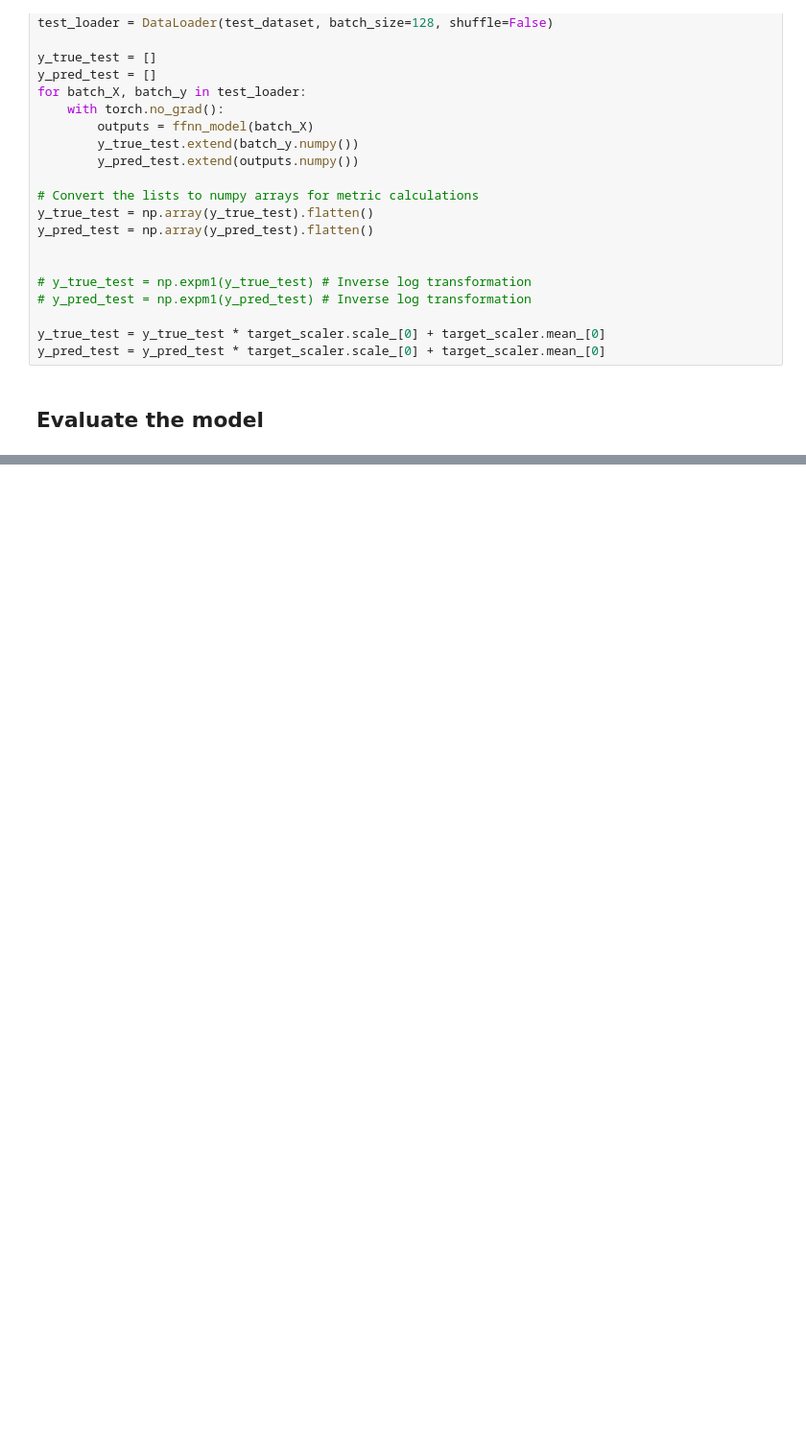
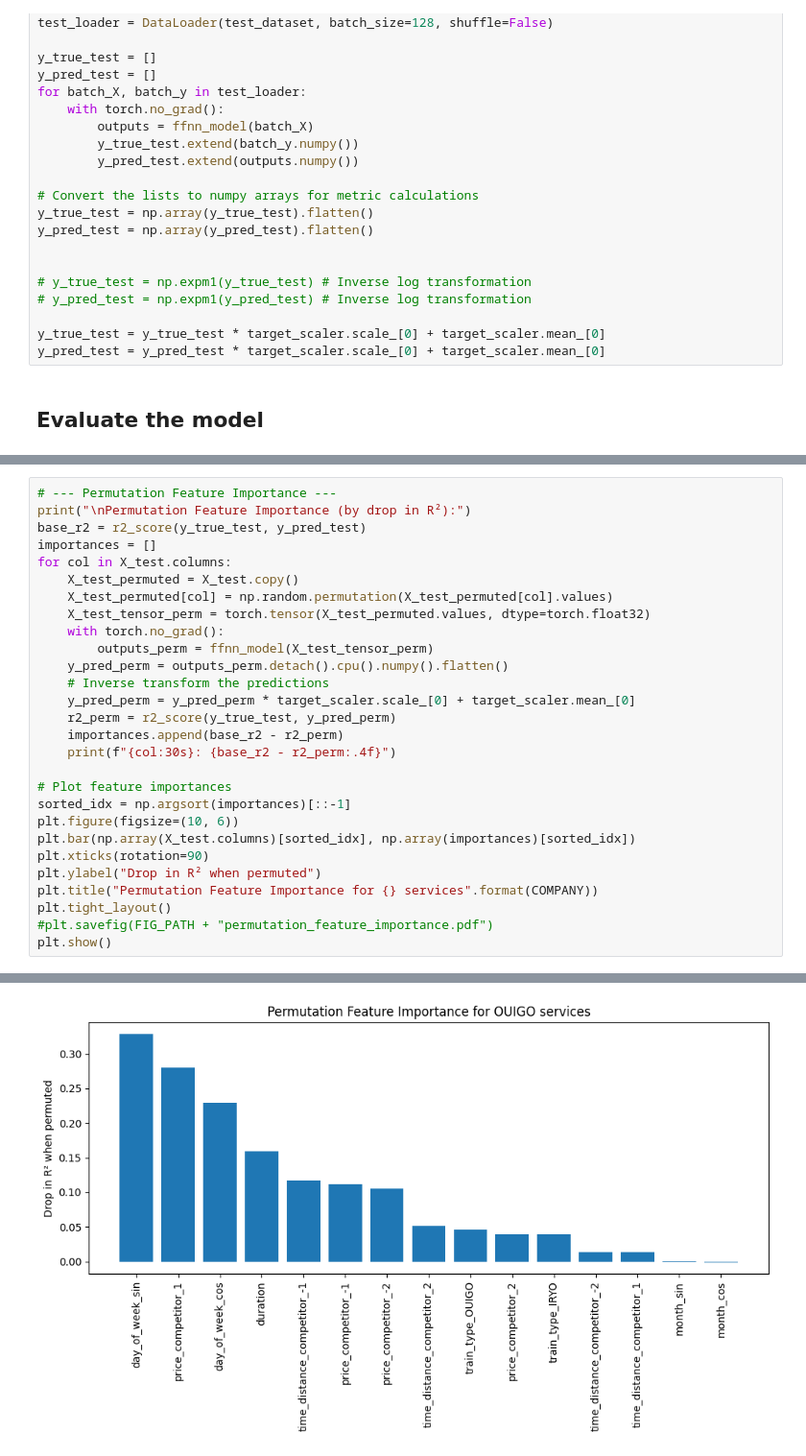
Before and after one commit to JoseAngelMartinB/DCL-train-market, a Jupyter notebook: ConstraintLearning/OLD/TrainCompetitorsPriceModels.ipynb, the cells around one changed output, grey strips where cells are left out. Shown: that part at 96% size. Saved outputs shown, nothing was run; the diff lists cells and outputs as text; blank space fills up the shorter version.

```diff
--- a/ConstraintLearning/OLD/TrainCompetitorsPriceModels.ipynb
+++ b/ConstraintLearning/OLD/TrainCompetitorsPriceModels.ipynb
@@ -480,0 +478,29 @@ plt.show()
+# %%
+# --- Permutation Feature Importance ---
+print("\nPermutation Feature Importance (by drop in R²):")
+base_r2 = r2_score(y_true_test, y_pred_test)
+importances = []
+for col in X_test.columns:
+    X_test_permuted = X_test.copy()
+    X_test_permuted[col] = np.random.permutation(X_test_permuted[col].values)
+    X_test_tensor_perm = torch.tensor(X_test_permuted.values, dtype=torch.float32)
+    with torch.no_grad():
+        outputs_perm = ffnn_model(X_test_tensor_perm)
+    y_pred_perm = outputs_perm.detach().cpu().numpy().flatten()
+    # Inverse transform the predictions
+    y_pred_perm = y_pred_perm * target_scaler.scale_[0] + target_scaler.mean_[0]
+    r2_perm = r2_score(y_true_test, y_pred_perm)
+    importances.append(base_r2 - r2_perm)
+    print(f"{col:30s}: {base_r2 - r2_perm:.4f}")
+
+# Plot feature importances
+sorted_idx = np.argsort(importances)[::-1]
+plt.figure(figsize=(10, 6))
+plt.bar(np.array(X_test.columns)[sorted_idx], np.array(importances)[sorted_idx])
+plt.xticks(rotation=90)
+plt.ylabel("Drop in R² when permuted")
+plt.title("Permutation Feature Importance for {} services".format(COMPANY))
+plt.tight_layout()
+#plt.savefig(FIG_PATH + "permutation_feature_importance.pdf")
+plt.show()
+# %% [output]
@@ -480,0 +523 @@ plt.show()
+[figure, added]
```
Also changed, not shown: parts of 18 cells of this notebook.
